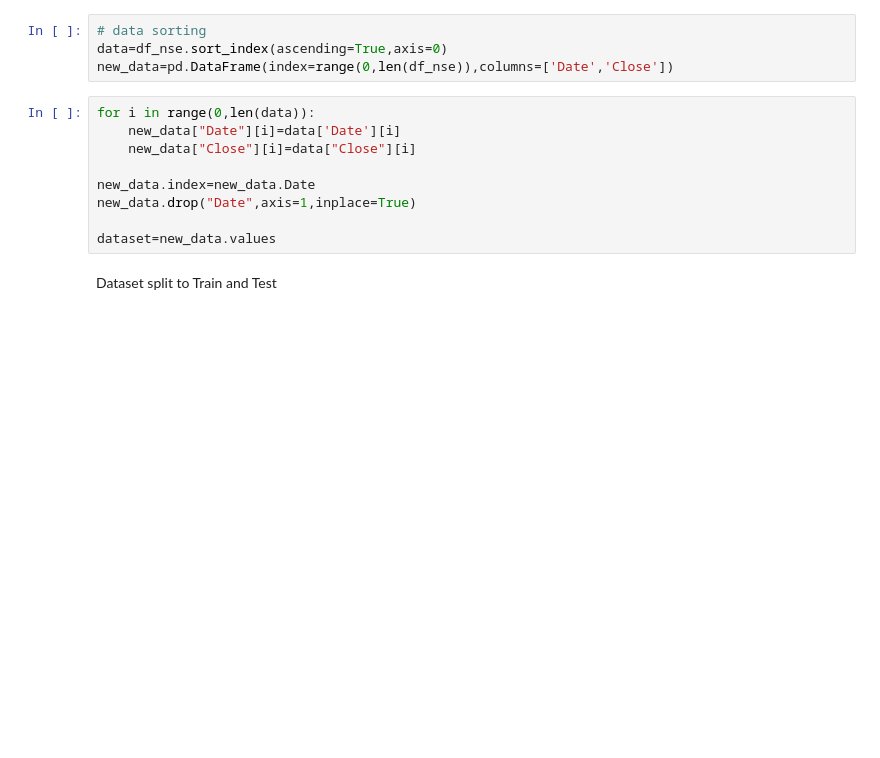
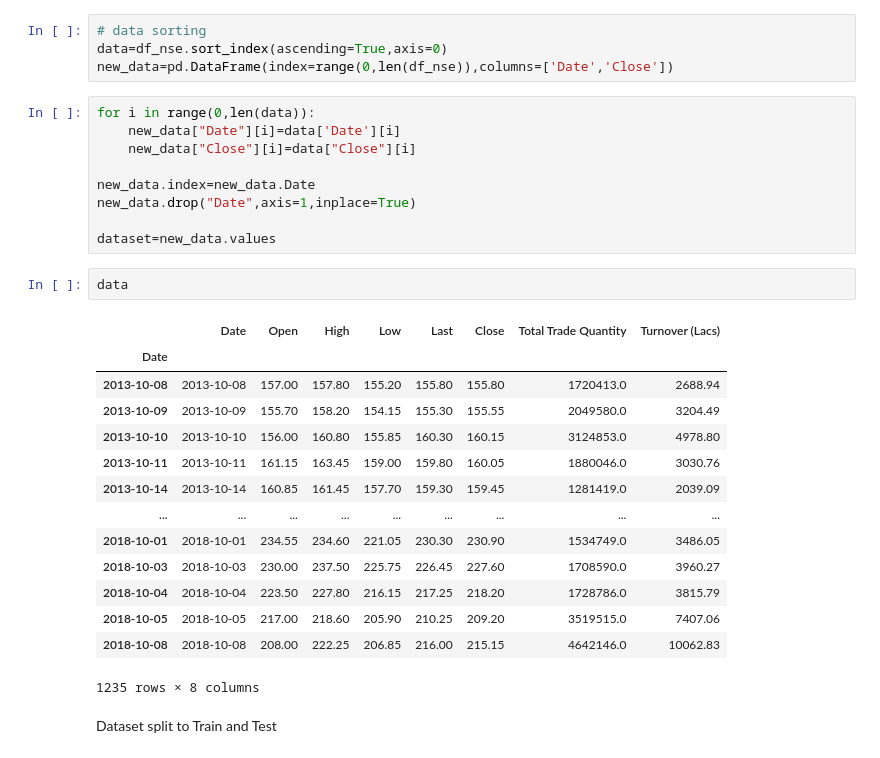
Before and after one commit to sm-sourabh/Stock-Price-Forecasting-LSTM, a Jupyter notebook: stock_app.ipynb, the cells around one changed output. Saved outputs shown, nothing was run; the diff lists cells and outputs as text; blank space fills up the shorter version.

```diff
--- a/stock_app.ipynb
+++ b/stock_app.ipynb
@@ -46,6 +62,23 @@ new_data.index=new_data.Date
 new_data.drop("Date",axis=1,inplace=True)
 
 dataset=new_data.values
+# %%
+data
+# %% [output]
+|  | Date | Open | High | Low | Last | Close | Total Trade Quantity | Turnover (Lacs) |
+| Date |  |  |  |  |  |  |  |  |
+| 2013-10-08 | 2013-10-08 | 157.00 | 157.80 | 155.20 | 155.80 | 155.80 | 1720413.0 | 2688.94 |
+| 2013-10-09 | 2013-10-09 | 155.70 | 158.20 | 154.15 | 155.30 | 155.55 | 2049580.0 | 3204.49 |
+| 2013-10-10 | 2013-10-10 | 156.00 | 160.80 | 155.85 | 160.30 | 160.15 | 3124853.0 | 4978.80 |
+| 2013-10-11 | 2013-10-11 | 161.15 | 163.45 | 159.00 | 159.80 | 160.05 | 1880046.0 | 3030.76 |
+| 2013-10-14 | 2013-10-14 | 160.85 | 161.45 | 157.70 | 159.30 | 159.45 | 1281419.0 | 2039.09 |
+| ... | ... | ... | ... | ... | ... | ... | ... | ... |
+| 2018-10-01 | 2018-10-01 | 234.55 | 234.60 | 221.05 | 230.30 | 230.90 | 1534749.0 | 3486.05 |
+| 2018-10-03 | 2018-10-03 | 230.00 | 237.50 | 225.75 | 226.45 | 227.60 | 1708590.0 | 3960.27 |
+| 2018-10-04 | 2018-10-04 | 223.50 | 227.80 | 216.15 | 217.25 | 218.20 | 1728786.0 | 3815.79 |
+| 2018-10-05 | 2018-10-05 | 217.00 | 218.60 | 205.90 | 210.25 | 209.20 | 3519515.0 | 7407.06 |
+| 2018-10-08 | 2018-10-08 | 208.00 | 222.25 | 206.85 | 216.00 | 215.15 | 4642146.0 | 10062.83 |
+1235 rows × 8 columns
 # %% [markdown]
 Dataset split to Train and Test
 # %%
```
Also changed, not shown: parts of 4 cells of this notebook, 1 other file.
